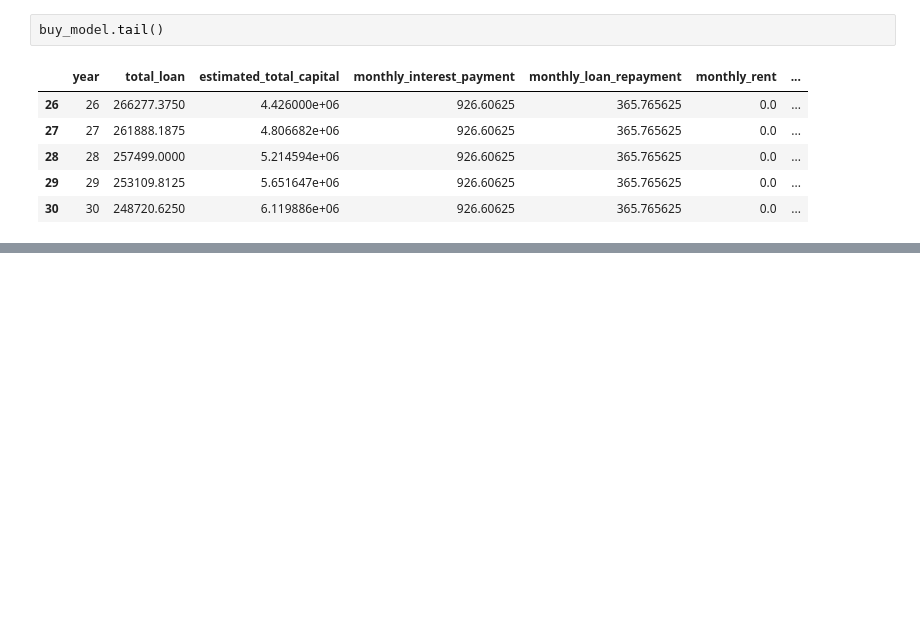
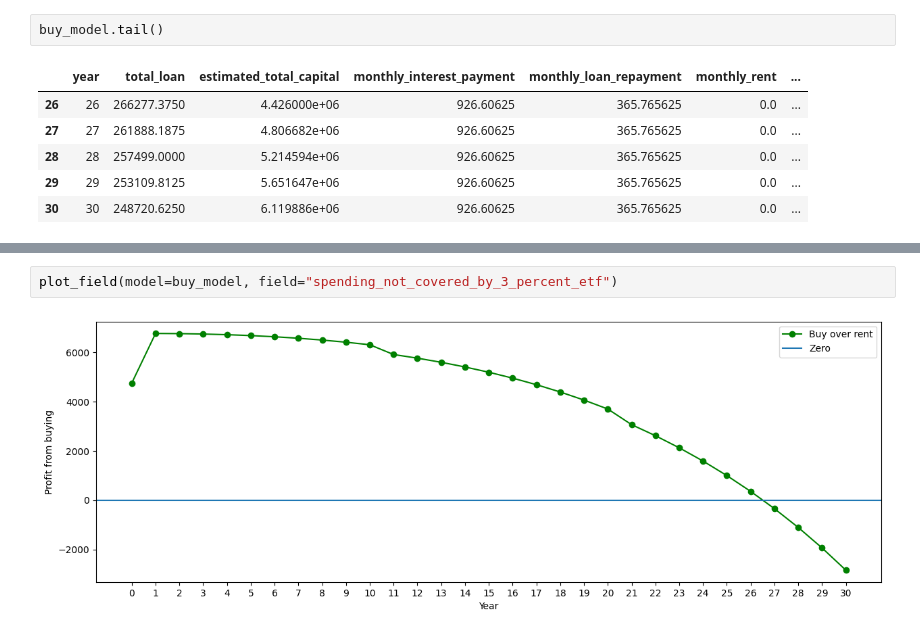
Before and after one commit to PKoshkin/finantial-tools, a Jupyter notebook: notebook/buy_vs_rent.ipynb, the cells around one changed output, grey strips where cells are left out. Drawn from its saved outputs; the diff is of its cells as text; blank space fills up the shorter version.

```diff
--- a/notebook/buy_vs_rent.ipynb
+++ b/notebook/buy_vs_rent.ipynb
@@ -121,0 +138,4 @@ plot_buy_vs_rent(field="monthly_leftover")
+# %%
+plot_field(model=buy_model, field="spending_not_covered_by_3_percent_etf")
+# %% [output]
+[figure, added]
```
Also changed, not shown: parts of 9 cells of this notebook, 1 other file.
